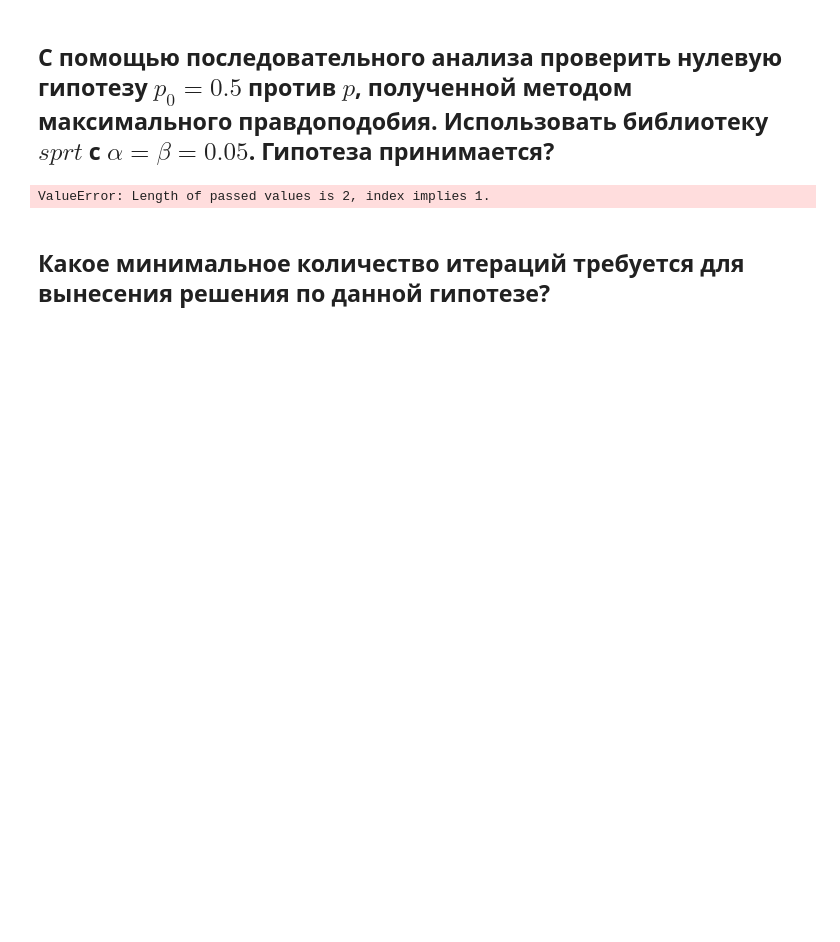
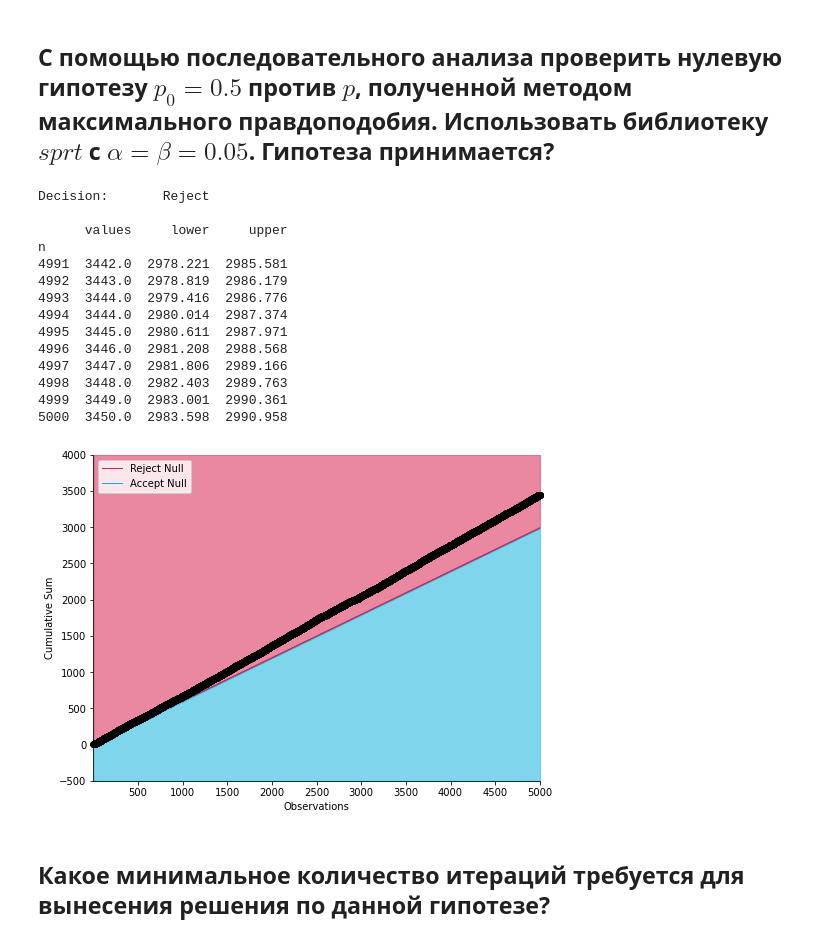
Before and after one commit to puchkovki/psad, a Jupyter notebook: hometask/sem10/hw-10.ipynb, the cells around one changed output. Saved outputs shown, nothing was run; the diff lists cells and outputs as text; code cells hidden in the pictures; blank space fills up the shorter version.

```diff
--- a/hometask/sem10/hw-10.ipynb
+++ b/hometask/sem10/hw-10.ipynb
@@ -34,11 +34,25 @@ print('Оценка вероятности методом максимально
 # %%
 import sprt
 
 alpha = beta = 0.05
-test = sprt.SPRTBinomial(alpha=alpha, beta=beta, h0=0.5, h1=p, values=data[0])
+test = sprt.SPRTBinomial(alpha=alpha, beta=beta, h0=0.5, h1=p[0], values=data.values)
 test.plot()
 # %% [output]
-ValueError: Length of passed values is 2, index implies 1.
+Decision:       Reject
+
+      values     lower     upper
+n
+4991  3442.0  2978.221  2985.581
+4992  3443.0  2978.819  2986.179
+4993  3444.0  2979.416  2986.776
+4994  3444.0  2980.014  2987.374
+4995  3445.0  2980.611  2987.971
+4996  3446.0  2981.208  2988.568
+4997  3447.0  2981.806  2989.166
+4998  3448.0  2982.403  2989.763
+4999  3449.0  2983.001  2990.361
+5000  3450.0  2983.598  2990.958
+[figure, added]
 # %% [markdown]
 ## Какое минимальное количество итераций требуется для вынесения решения по данной гипотезе?
 # %%
```
Also changed, not shown: parts of 3 cells of this notebook.
